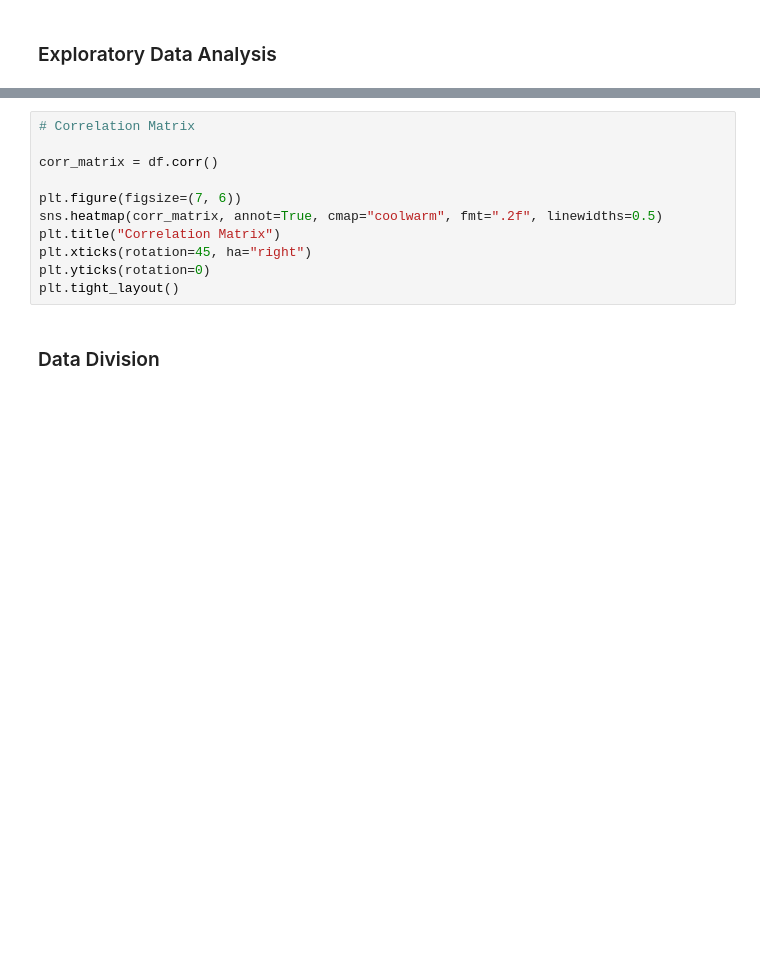
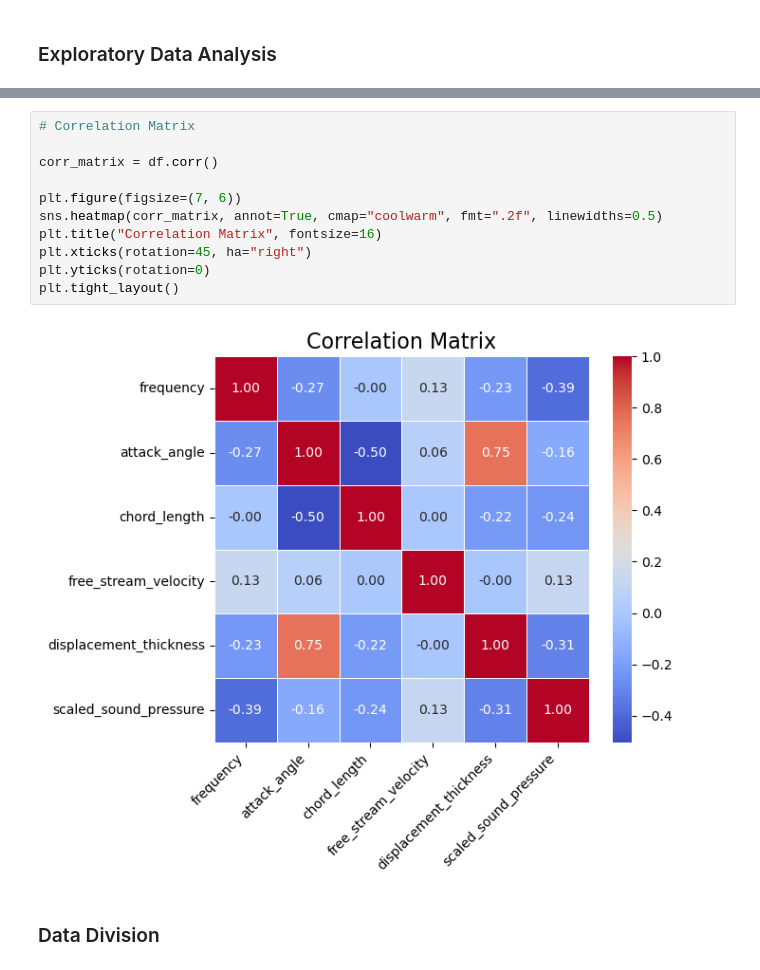
Before and after one commit to thiagoneye/master-machine_learning, a Jupyter notebook: notebooks/final_project.ipynb, the cells around one changed output, grey strips where cells are left out. Saved outputs shown, nothing was run; the diff lists cells and outputs as text; blank space fills up the shorter version.

```diff
--- a/notebooks/final_project.ipynb
+++ b/notebooks/final_project.ipynb
@@ -131,14 +178,16 @@ for idx, col in enumerate(df.columns):
 # %%
 # Correlation Matrix
 
 corr_matrix = df.corr()
 
 plt.figure(figsize=(7, 6))
 sns.heatmap(corr_matrix, annot=True, cmap="coolwarm", fmt=".2f", linewidths=0.5)
-plt.title("Correlation Matrix")
+plt.title("Correlation Matrix", fontsize=16)
 plt.xticks(rotation=45, ha="right")
 plt.yticks(rotation=0)
 plt.tight_layout()
+# %% [output]
+[figure, added]
 # %% [markdown]
 ### Data Division
 # %%
```
Also changed, not shown: parts of 28 cells of this notebook.
